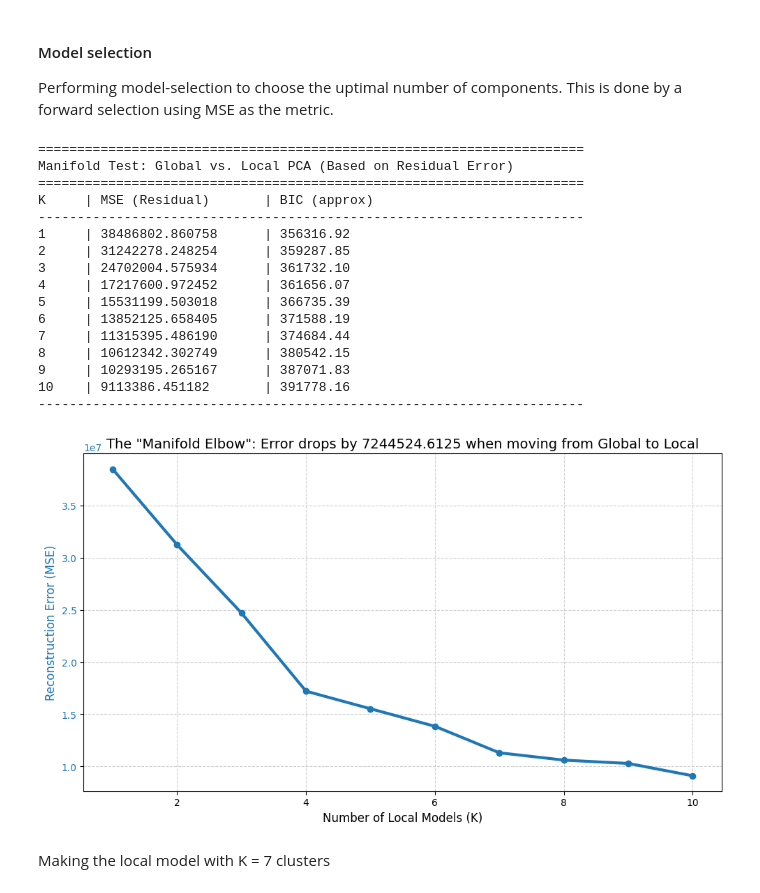
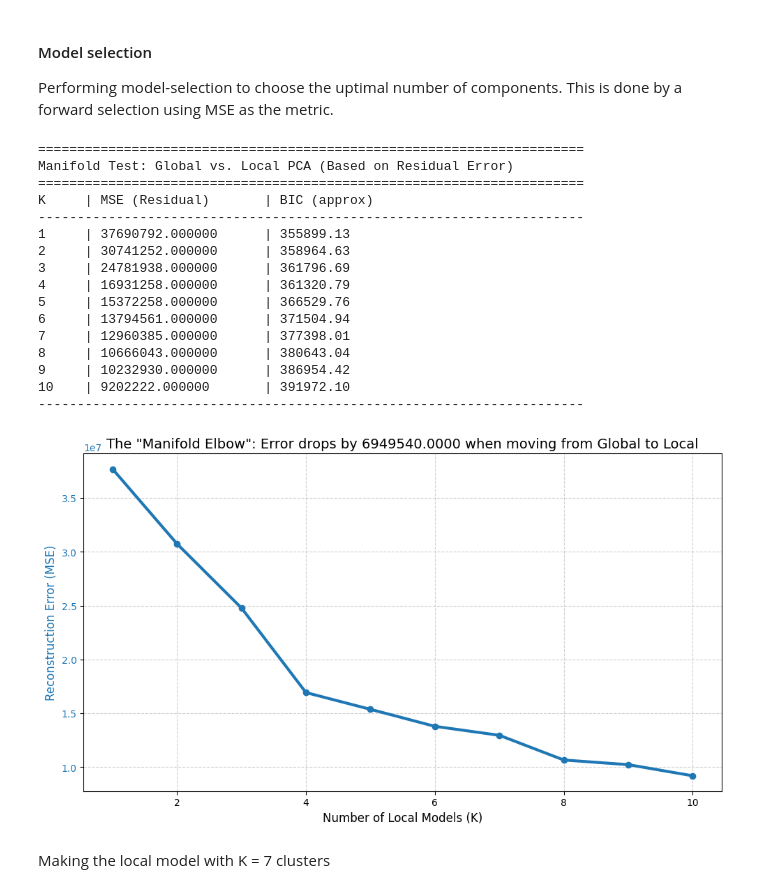
Before and after one commit to TrygveTafjord/MFA_testing, a Jupyter notebook: 02_non_linear_manifold_testing.ipynb, the cells around one changed output. Drawn from its saved outputs; the diff is of its cells as text; code cells hidden in the pictures.

```diff
--- a/02_non_linear_manifold_testing.ipynb
+++ b/02_non_linear_manifold_testing.ipynb
@@ -15,7 +15,9 @@ import matplotlib.pyplot as plt
 from sklearn.decomposition import PCA
 from sklearn.model_selection import train_test_split
 
+from hypso.write import write_l1d_nc_file
 
-data_dir = glob.glob('data/linearity_test/*.nc')
+
+data_dir = glob.glob('data/l1d/*.nc')
 print(f"Found {len(data_dir)} files.")
 # %% [output]
@@ -39,7 +41,7 @@ for file in data_dir:
         if satobj is None: continue
 
         # Load and reshape
-        data = satobj.l1a_cube.values.astype(np.float32)
+        data = satobj.l1d_cube.values.astype(np.float32)
         h, w, b = data.shape
         data_2d = data.reshape(-1, b) # Shape: (Total_Pixels_In_Image, 120)
 
@@ -149,7 +143,7 @@ from sklearn.cluster import KMeans
 from sklearn.decomposition import PCA
 
 # --- Setup ---
-# X = final_dataset (Standardized or Normalized)
+X = final_dataset
 n_samples, n_features = X.shape
 latent_q = 5   # Fixed number of components (e.g., 5)
 k_range = range(1, 11) # Test Global (K=1) vs Local (K=2..10)
@@ -200,44 +194,44 @@ for K in k_range:
     bic = n_samples * np.log(mse) + num_parameters * np.log(n_samples)
 
     print(f"{K:<5} | {mse:<20.6f} | {bic:<20.2f}")
 
 print("-" * 70)
 
 
 fig, ax1 = plt.subplots(figsize=(10, 6))
 
 # Plot MSE (The Geometric Argument)
 color = 'tab:blue'
 ax1.set_xlabel('Number of Local Models (K)', fontsize=12)
 ax1.set_ylabel('Reconstruction Error (MSE)', color=color, fontsize=12)
 ax1.plot(list(mse_scores.keys()), list(mse_scores.values()), marker='o', color=color, linewidth=3, label='MSE (Residuals)')
 ax1.tick_params(axis='y', labelcolor=color)
 ax1.grid(True, linestyle='--', alpha=0.6)
 
 # Highlight the Drop
 initial_drop = mse_scores[1] - mse_scores[2] if 2 in mse_scores else 0
 plt.title(f'The "Manifold Elbow": Error drops by {initial_drop:.4f} when moving from Global to Local', fontsize=14)
 
 plt.tight_layout()
 plt.show()
 # %% [output]
 ======================================================================
 Manifold Test: Global vs. Local PCA (Based on Residual Error)
 ======================================================================
 K     | MSE (Residual)       | BIC (approx)
 ----------------------------------------------------------------------
-1     | 38486802.860758      | 356316.92
-2     | 31242278.248254      | 359287.85
-3     | 24702004.575934      | 361732.10
-4     | 17217600.972452      | 361656.07
-5     | 15531199.503018      | 366735.39
-6     | 13852125.658405      | 371588.19
-7     | 11315395.486190      | 374684.44
-8     | 10612342.302749      | 380542.15
-9     | 10293195.265167      | 387071.83
-10    | 9113386.451182       | 391778.16
+1     | 37690792.000000      | 355899.13
+2     | 30741252.000000      | 358964.63
+3     | 24781938.000000      | 361796.69
+4     | 16931258.000000      | 361320.79
+5     | 15372258.000000      | 366529.76
+6     | 13794561.000000      | 371504.94
+7     | 12960385.000000      | 377398.01
+8     | 10666043.000000      | 380643.04
+9     | 10232930.000000      | 386954.42
+10    | 9202222.000000       | 391972.10
 ----------------------------------------------------------------------
-[figure, old version]
+[figure, new version]
 # %% [markdown]
 Making the local model with K = 7 clusters
 # %% [markdown]
```
Also changed, not shown: parts of 4 cells of this notebook, 3 other files.
